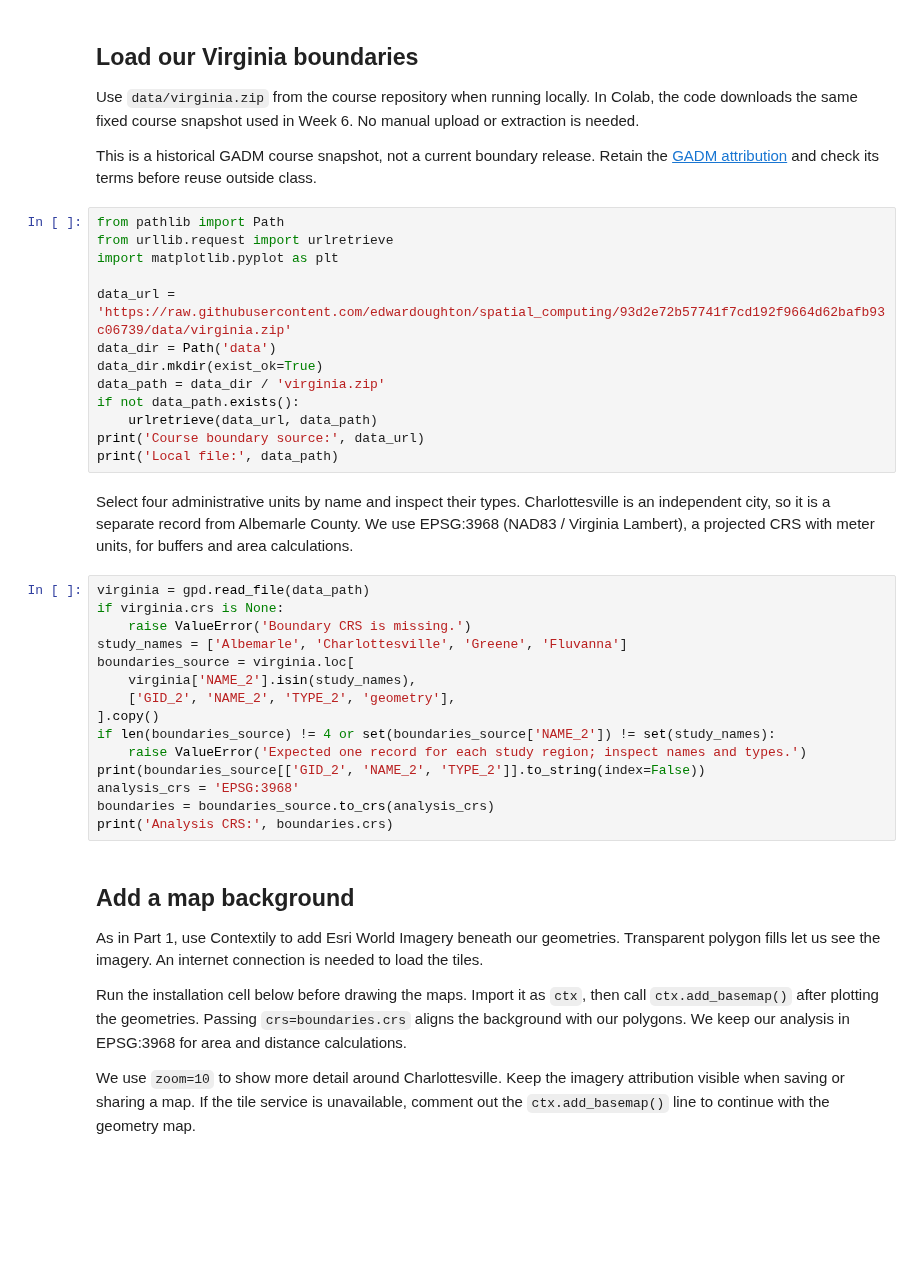
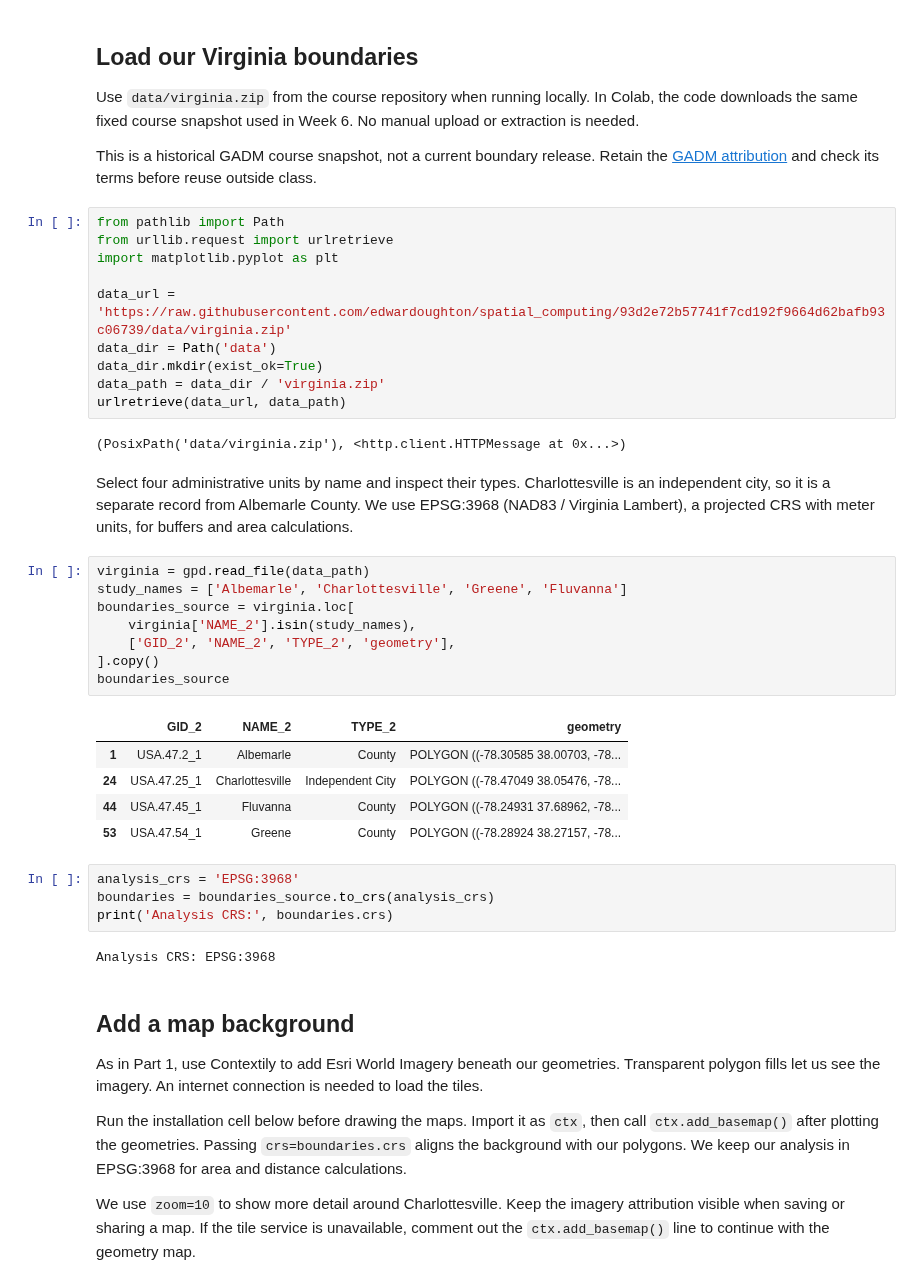
Before and after one commit to edwardoughton/spatial_computing, a Jupyter notebook: 08_02_Scripting_Spatial_Processing_via_GeoPandas.ipynb, the cells around one changed output. Saved outputs shown, nothing was run; the diff lists cells and outputs as text; blank space fills up the shorter version.

```diff
--- a/08_02_Scripting_Spatial_Processing_via_GeoPandas.ipynb
+++ b/08_02_Scripting_Spatial_Processing_via_GeoPandas.ipynb
@@ -60,27 +91,31 @@ data_url = 'https://raw.githubusercontent.com/edwardoughton/spatial_computing/93
 data_dir = Path('data')
 data_dir.mkdir(exist_ok=True)
 data_path = data_dir / 'virginia.zip'
-if not data_path.exists():
-    urlretrieve(data_url, data_path)
-print('Course boundary source:', data_url)
-print('Local file:', data_path)
+urlretrieve(data_url, data_path)
+# %% [output]
+(PosixPath('data/virginia.zip'), <http.client.HTTPMessage at 0x...>)
 # %% [markdown]
 Select four administrative units by name and inspect their types. Charlottesville is an independent city, so it is a separate record from Albemarle County. We use EPSG:3968 (NAD83 / Virginia Lambert), a projected CRS with meter units, for buffers and area calculations.
 # %%
 virginia = gpd.read_file(data_path)
-if virginia.crs is None:
-    raise ValueError('Boundary CRS is missing.')
 study_names = ['Albemarle', 'Charlottesville', 'Greene', 'Fluvanna']
 boundaries_source = virginia.loc[
     virginia['NAME_2'].isin(study_names),
     ['GID_2', 'NAME_2', 'TYPE_2', 'geometry'],
 ].copy()
-if len(boundaries_source) != 4 or set(boundaries_source['NAME_2']) != set(study_names):
-    raise ValueError('Expected one record for each study region; inspect names and types.')
-print(boundaries_source[['GID_2', 'NAME_2', 'TYPE_2']].to_string(index=False))
-analysis_crs = 'EPSG:3968'
-boundaries = boundaries_source.to_crs(analysis_crs)
-print('Analysis CRS:', boundaries.crs)
+boundaries_source
+# %% [output]
+|  | GID_2 | NAME_2 | TYPE_2 | geometry |
+| 1 | USA.47.2_1 | Albemarle | County | POLYGON ((-78.30585 38.00703, -78... |
+| 24 | USA.47.25_1 | Charlottesville | Independent City | POLYGON ((-78.47049 38.05476, -78... |
+| 44 | USA.47.45_1 | Fluvanna | County | POLYGON ((-78.24931 37.68962, -78... |
+| 53 | USA.47.54_1 | Greene | County | POLYGON ((-78.28924 38.27157, -78... |
+# %%
+analysis_crs = 'EPSG:3968'
+boundaries = boundaries_source.to_crs(analysis_crs)
+print('Analysis CRS:', boundaries.crs)
+# %% [output]
+Analysis CRS: EPSG:3968
 # %% [markdown]
 ## Add a map background
 
```
Also changed, not shown: parts of 20 cells of this notebook.
